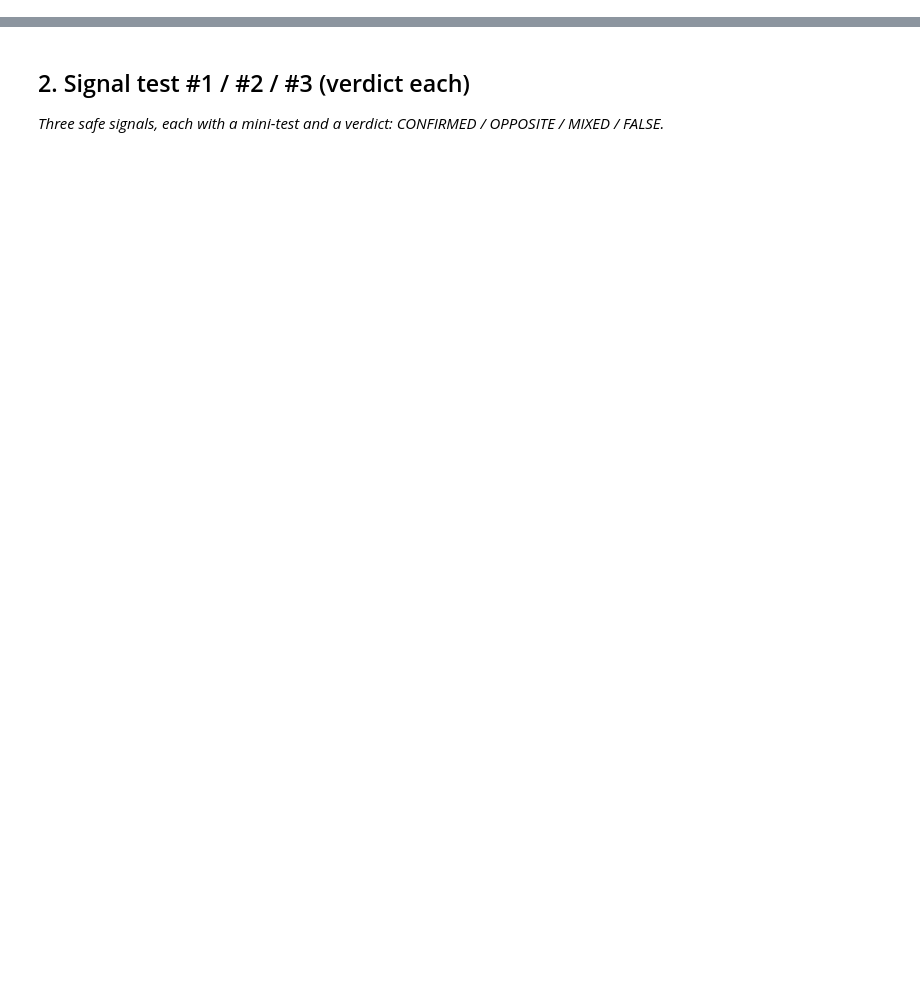
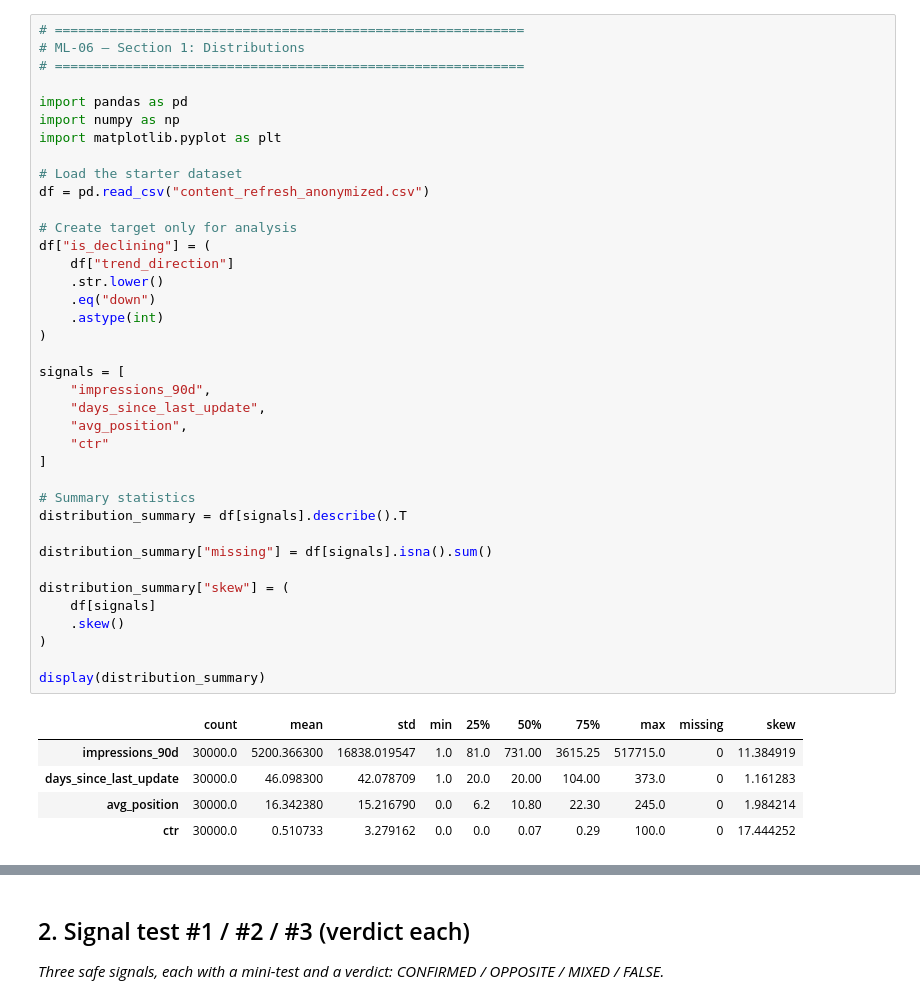
Before and after one commit to MotazSameh/flyrank-ml-internship, a Jupyter notebook: work/notebooks/w04_signal_audit.ipynb, the cells around one changed output, grey strips where cells are left out. Saved outputs shown, nothing was run; the diff lists cells and outputs as text; blank space fills up the shorter version.

```diff
--- a/work/notebooks/w04_signal_audit.ipynb
+++ b/work/notebooks/w04_signal_audit.ipynb
@@ -15,0 +15,44 @@ This skeleton is yours to fill. Work the sections **in order** — each one has
+# %%
+# ============================================================
+# ML-06 — Section 1: Distributions
+# ============================================================
+
+import pandas as pd
+import numpy as np
+import matplotlib.pyplot as plt
+
+# Load the starter dataset
+df = pd.read_csv("content_refresh_anonymized.csv")
+
+# Create target only for analysis
+df["is_declining"] = (
+    df["trend_direction"]
+    .str.lower()
+    .eq("down")
+    .astype(int)
+)
+
+signals = [
+    "impressions_90d",
+    "days_since_last_update",
+    "avg_position",
+    "ctr"
+]
+
+# Summary statistics
+distribution_summary = df[signals].describe().T
+
+distribution_summary["missing"] = df[signals].isna().sum()
+
+distribution_summary["skew"] = (
+    df[signals]
+    .skew()
+)
+
+display(distribution_summary)
+# %% [output]
+|  | count | mean | std | min | 25% | 50% | 75% | max | missing | skew |
+| impressions_90d | 30000.0 | 5200.366300 | 16838.019547 | 1.0 | 81.0 | 731.00 | 3615.25 | 517715.0 | 0 | 11.384919 |
+| days_since_last_update | 30000.0 | 46.098300 | 42.078709 | 1.0 | 20.0 | 20.00 | 104.00 | 373.0 | 0 | 1.161283 |
+| avg_position | 30000.0 | 16.342380 | 15.216790 | 0.0 | 6.2 | 10.80 | 22.30 | 245.0 | 0 | 1.984214 |
+| ctr | 30000.0 | 0.510733 | 3.279162 | 0.0 | 0.0 | 0.07 | 0.29 | 100.0 | 0 | 17.444252 |
```
Also changed, not shown: parts of 24 cells of this notebook.
